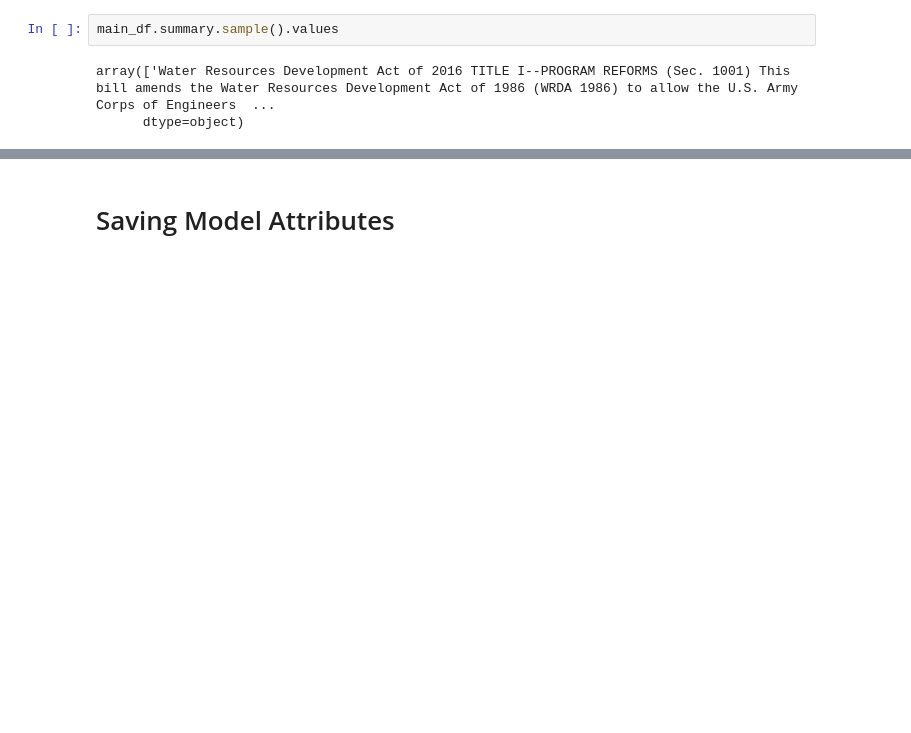
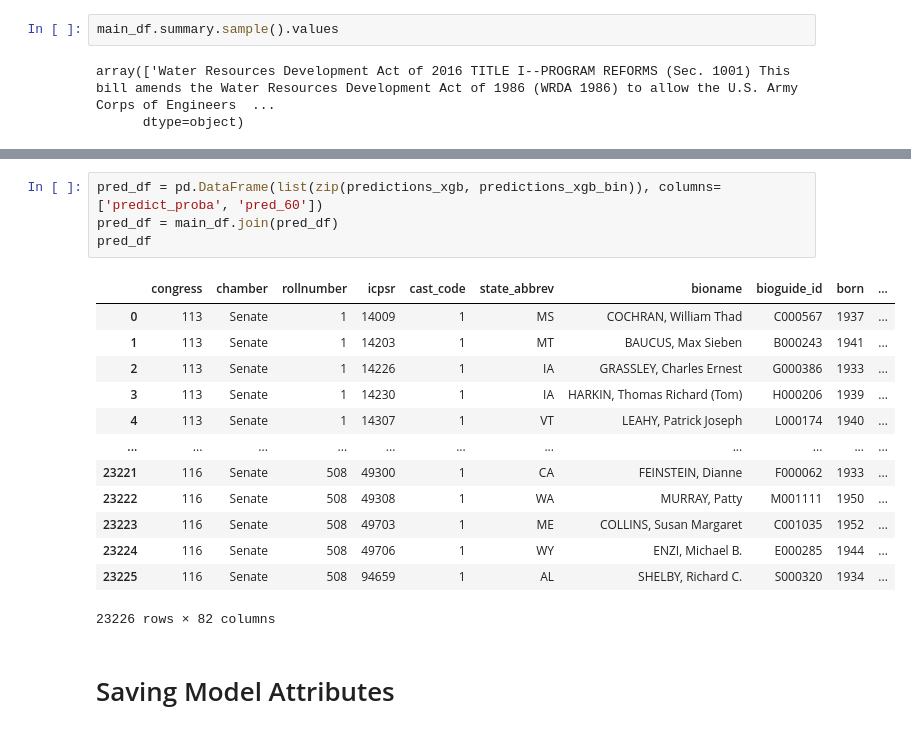
Before and after one commit to zapatos24/senator_nlp_vote_prediction, a Jupyter notebook: Test_notebook.ipynb, the cells around one changed output, grey strips where cells are left out. Cells and saved outputs as stored; diff of their text form; blank space fills up the shorter version.

```diff
--- a/Test_notebook.ipynb
+++ b/Test_notebook.ipynb
@@ -397,3 +479,21 @@ array(['Water Resources Development Act of 2016 TITLE I--PROGRAM REFORMS (Sec. 1
+# %%
+pred_df = pd.DataFrame(list(zip(predictions_xgb, predictions_xgb_bin)), columns=['predict_proba', 'pred_60'])
+pred_df = main_df.join(pred_df)
+pred_df
+# %% [output]
+|  | congress | chamber | rollnumber | icpsr | cast_code | state_abbrev | bioname | bioguide_id | born | ... |
+| 0 | 113 | Senate | 1 | 14009 | 1 | MS | COCHRAN, William Thad | C000567 | 1937 | ... |
+| 1 | 113 | Senate | 1 | 14203 | 1 | MT | BAUCUS, Max Sieben | B000243 | 1941 | ... |
+| 2 | 113 | Senate | 1 | 14226 | 1 | IA | GRASSLEY, Charles Ernest | G000386 | 1933 | ... |
+| 3 | 113 | Senate | 1 | 14230 | 1 | IA | HARKIN, Thomas Richard (Tom) | H000206 | 1939 | ... |
+| 4 | 113 | Senate | 1 | 14307 | 1 | VT | LEAHY, Patrick Joseph | L000174 | 1940 | ... |
+| ... | ... | ... | ... | ... | ... | ... | ... | ... | ... | ... |
+| 23221 | 116 | Senate | 508 | 49300 | 1 | CA | FEINSTEIN, Dianne | F000062 | 1933 | ... |
+| 23222 | 116 | Senate | 508 | 49308 | 1 | WA | MURRAY, Patty | M001111 | 1950 | ... |
+| 23223 | 116 | Senate | 508 | 49703 | 1 | ME | COLLINS, Susan Margaret | C001035 | 1952 | ... |
+| 23224 | 116 | Senate | 508 | 49706 | 1 | WY | ENZI, Michael B. | E000285 | 1944 | ... |
+| 23225 | 116 | Senate | 508 | 94659 | 1 | AL | SHELBY, Richard C. | S000320 | 1934 | ... |
+23226 rows × 82 columns
 # %% [markdown]
 # Saving Model Attributes
 # %%
```
Also changed, not shown: parts of 18 cells of this notebook, 3 other files.
